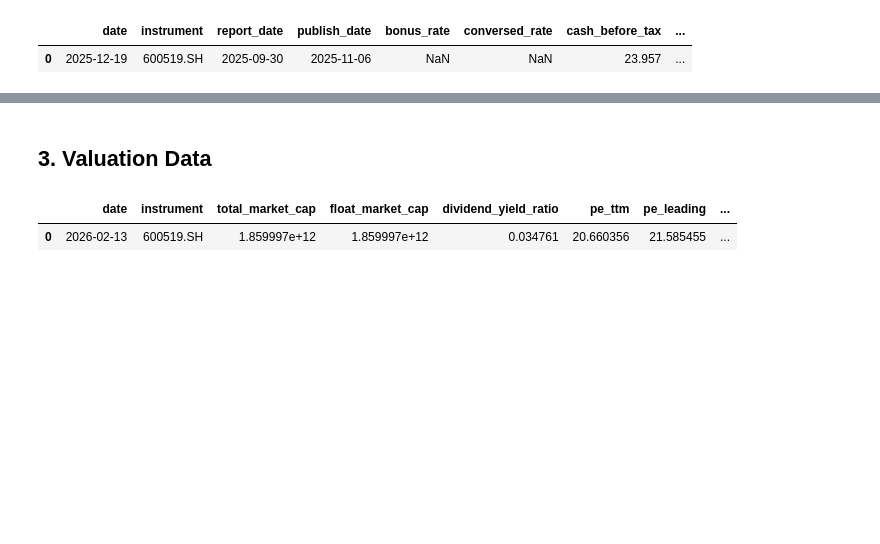
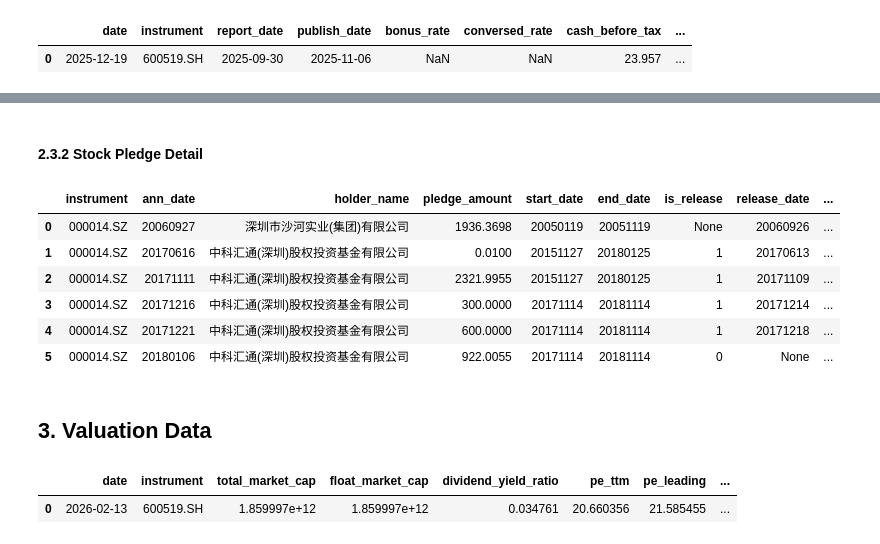
Before and after one commit to zhangfan9607243/BigQuant_Resources_Collection, a Jupyter notebook: BigQuant_Resources_Collection/Data_Collection/Data_Summary/Chinese_Mainland_Data/Financial_Security_Data/Stock_Data/Stock_Company_Data/Stock_Info_Data/Stock_Shares_Data.ipynb, the cells around one changed output, grey strips where cells are left out. Drawn from its saved outputs; the diff is of its cells as text; code cells hidden in the pictures; blank space fills up the shorter version.

```diff
--- a/BigQuant_Resources_Collection/Data_Collection/Data_Summary/Chinese_Mainland_Data/Financial_Security_Data/Stock_Data/Stock_Company_Data/Stock_Info_Data/Stock_Shares_Data.ipynb
+++ b/BigQuant_Resources_Collection/Data_Collection/Data_Summary/Chinese_Mainland_Data/Financial_Security_Data/Stock_Data/Stock_Company_Data/Stock_Info_Data/Stock_Shares_Data.ipynb
@@ -63,3 +100,19 @@ LIMIT 1
+# %% [markdown]
+#### 2.3.2 Stock Pledge Detail
+# %%
+dai.query("""
+SELECT *
+FROM cn_stock_pledge_detail_te_raw
+WHERE instrument = '000014.SZ'
+""").df()
+# %% [output]
+|  | instrument | ann_date | holder_name | pledge_amount | start_date | end_date | is_release | release_date | ... |
+| 0 | 000014.SZ | 20060927 | 深圳市沙河实业(集团)有限公司 | 1936.3698 | 20050119 | 20051119 | None | 20060926 | ... |
+| 1 | 000014.SZ | 20170616 | 中科汇通(深圳)股权投资基金有限公司 | 0.0100 | 20151127 | 20180125 | 1 | 20170613 | ... |
+| 2 | 000014.SZ | 20171111 | 中科汇通(深圳)股权投资基金有限公司 | 2321.9955 | 20151127 | 20180125 | 1 | 20171109 | ... |
+| 3 | 000014.SZ | 20171216 | 中科汇通(深圳)股权投资基金有限公司 | 300.0000 | 20171114 | 20181114 | 1 | 20171214 | ... |
+| 4 | 000014.SZ | 20171221 | 中科汇通(深圳)股权投资基金有限公司 | 600.0000 | 20171114 | 20181114 | 1 | 20171218 | ... |
+| 5 | 000014.SZ | 20180106 | 中科汇通(深圳)股权投资基金有限公司 | 922.0055 | 20171114 | 20181114 | 0 | None | ... |
 # %% [markdown]
 ## 3. Valuation Data
 # %%
```
Also changed, not shown: parts of 9 cells of this notebook, 17 other files.
